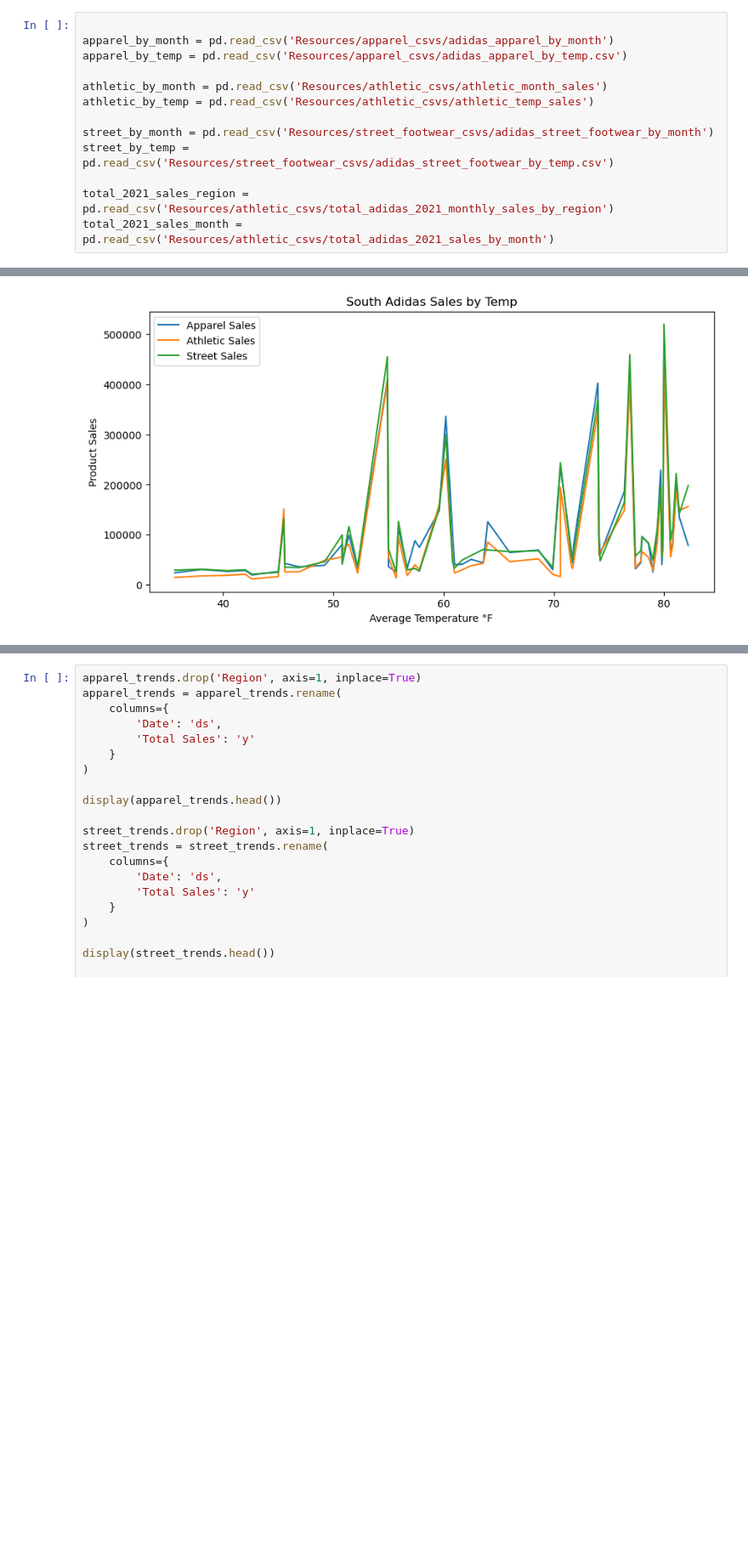
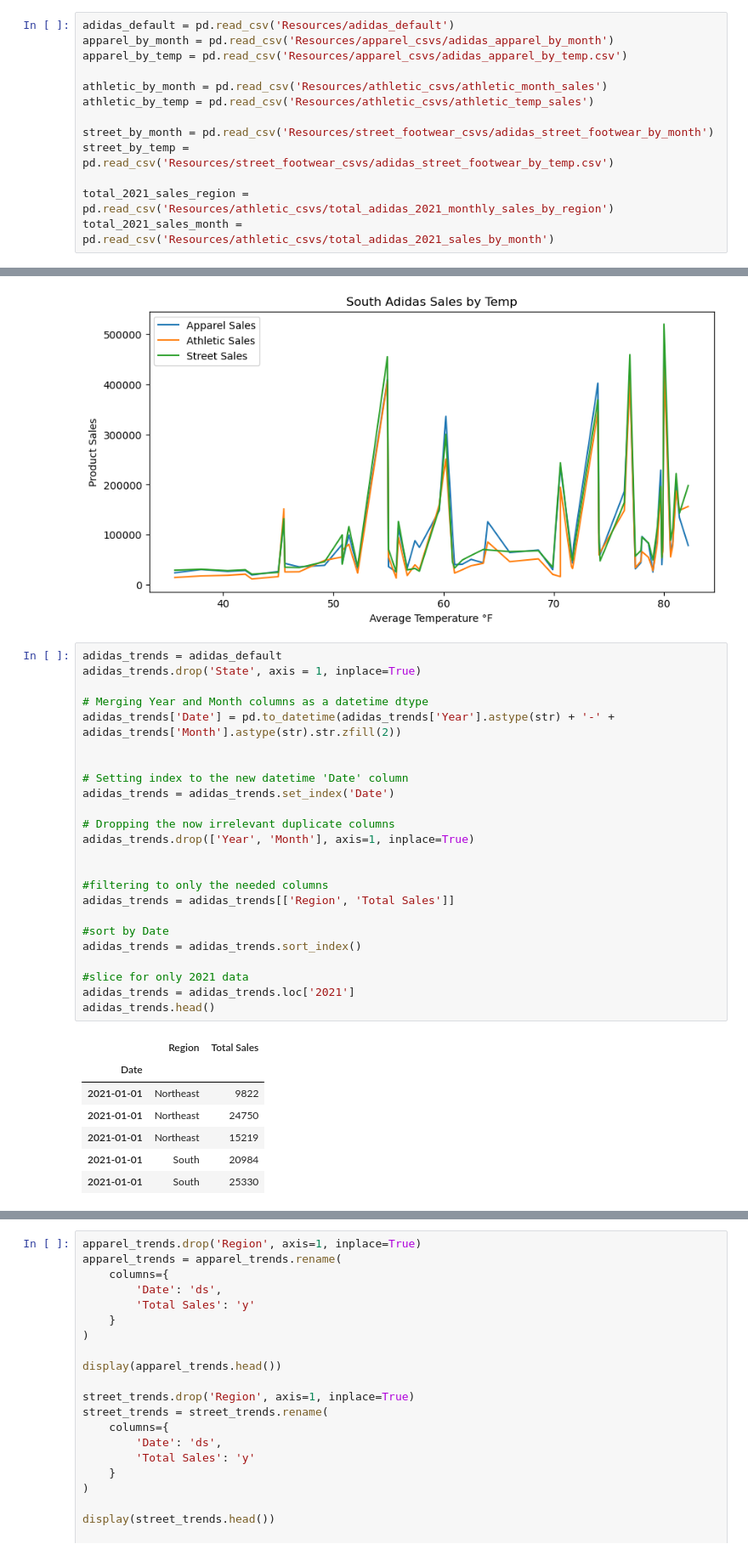
Before and after one commit to Krinnik/adidas_sales_temp_analysis, a Jupyter notebook: merged_analysis.ipynb, the cells around one changed output, grey strips where cells are left out. Shown at 85% size. Saved outputs shown, nothing was run; the diff lists cells and outputs as text; blank space fills up the shorter version.

Commit message:
uploading adidas_default_trends csv for prophet

```diff
--- a/merged_analysis.ipynb
+++ b/merged_analysis.ipynb
@@ -7,7 +7,7 @@ import matplotlib.pyplot as plt
 
 %matplotlib inline
 # %%
-
+adidas_default = pd.read_csv('Resources/adidas_default')
 apparel_by_month = pd.read_csv('Resources/apparel_csvs/adidas_apparel_by_month')
 apparel_by_temp = pd.read_csv('Resources/apparel_csvs/adidas_apparel_by_temp.csv')
 
@@ -394,3 +393,35 @@ plt.ylabel('Product Sales')
 plt.show()
 # %% [output]
 [figure]
+# %%
+adidas_trends = adidas_default
+adidas_trends.drop('State', axis = 1, inplace=True)
+
+# Merging Year and Month columns as a datetime dtype
+adidas_trends['Date'] = pd.to_datetime(adidas_trends['Year'].astype(str) + '-' + adidas_trends['Month'].astype(str).str.zfill(2))
+
+
+# Setting index to the new datetime 'Date' column
+adidas_trends = adidas_trends.set_index('Date')
+
+# Dropping the now irrelevant duplicate columns
+adidas_trends.drop(['Year', 'Month'], axis=1, inplace=True)
+
+
+#filtering to only the needed columns
+adidas_trends = adidas_trends[['Region', 'Total Sales']]
+
+#sort by Date
+adidas_trends = adidas_trends.sort_index()
+
+#slice for only 2021 data
+adidas_trends = adidas_trends.loc['2021']
+adidas_trends.head()
+# %% [output]
+|  | Region | Total Sales |
+| Date |  |  |
+| 2021-01-01 | Northeast | 9822 |
+| 2021-01-01 | Northeast | 24750 |
+| 2021-01-01 | Northeast | 15219 |
+| 2021-01-01 | South | 20984 |
+| 2021-01-01 | South | 25330 |
```
Also changed, not shown: parts of 8 cells of this notebook, 1 other file.
